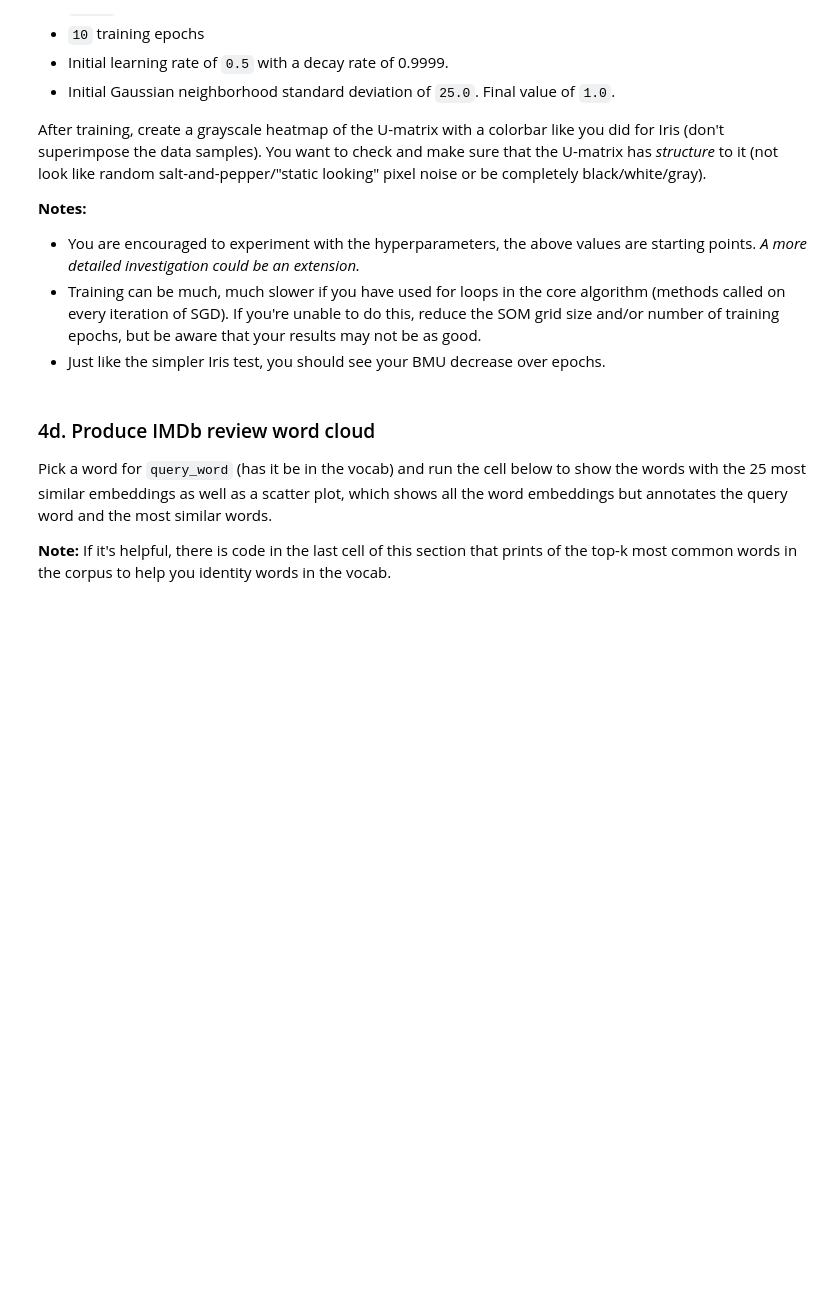
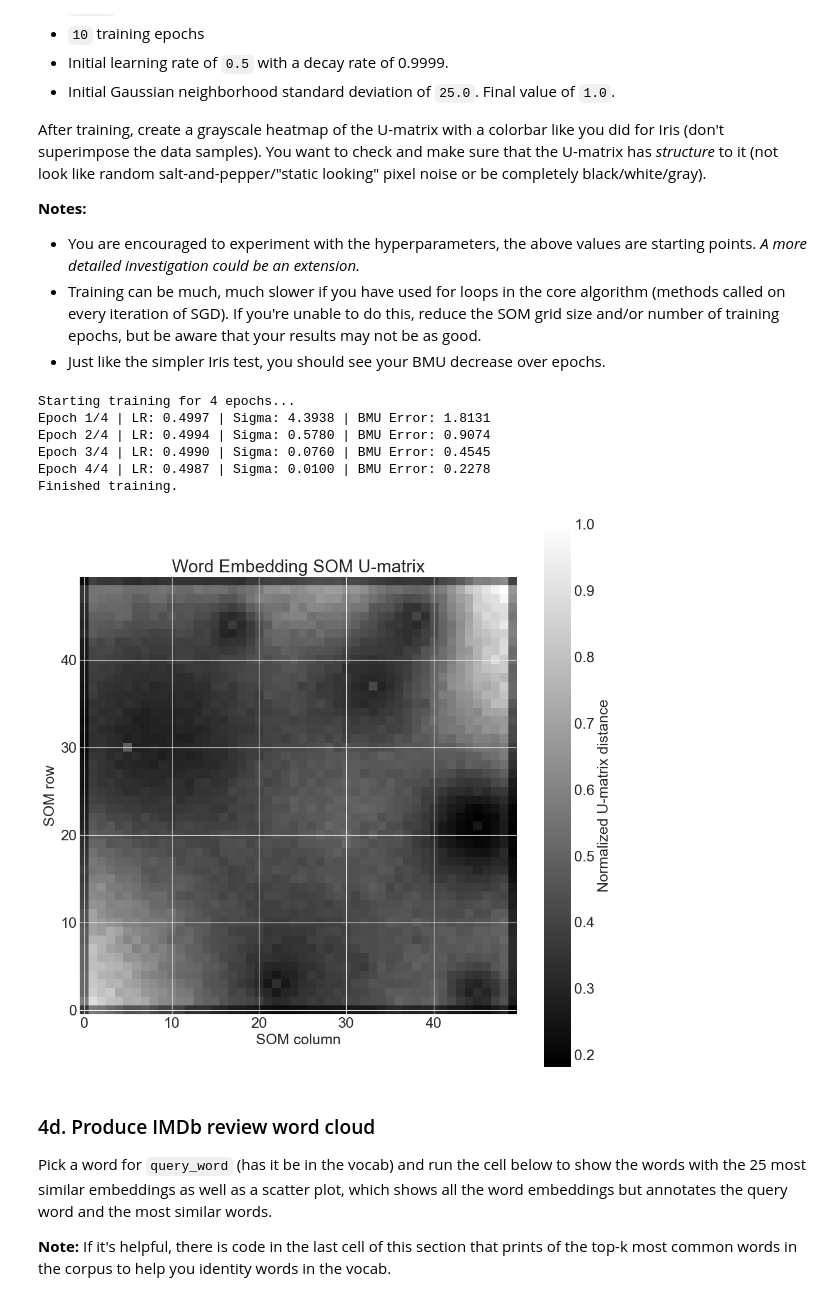
Before and after one commit to Athelas011/CS443-26SP, a Jupyter notebook: project3/word_cloud.ipynb, the cells around one changed output. Drawn from its saved outputs; the diff is of its cells as text; code cells hidden in the pictures; blank space fills up the shorter version.

```diff
--- a/project3/word_cloud.ipynb
+++ b/project3/word_cloud.ipynb
@@ -338,3 +449,7 @@ with open('export/ind2word_map.pkl', 'rb') as fp:
 print(f'Loaded {len(word_vectors)} word embedding vectors and {len(vocab)} words.')
 
 # TODO: min-max normalize the word vectors
+mins = word_vectors.min(axis=0)
+maxs = word_vectors.max(axis=0)
+
+word_vectors_norm = (word_vectors - mins) / (maxs - mins + 1e-10)
@@ -407,6 +530,46 @@ After training, create a grayscale heatmap of the U-matrix with a colorbar like
 - You are encouraged to experiment with the hyperparameters, the above values are starting points. *A more detailed investigation could be an extension.*
 - Training can be much, much slower if you have used for loops in the core algorithm (methods called on every iteration of SGD). If you're unable to do this, reduce the SOM grid size and/or number of training epochs, but be aware that your results may not be as good.
 - Just like the simpler Iris test, you should see your BMU decrease over epochs.
+# %%
+word_som = som.SOM(map_sz=(50,50), num_feats=word_vectors_norm.shape[1])
+epochs = 4
+lr_initial = 0.5
+lr_decay = 0.9999
+num_iters = epochs * len(word_vectors_norm)
+
+lr_final = lr_initial * (lr_decay ** (num_iters - 1))
+
+word_som.fit(
+    word_vectors_norm,
+    epochs=epochs,
+    lr_initial=lr_initial,
+    lr_final=lr_final,
+    sigma_initial=25,
+    sigma_final=0.01,
+    print_every=1,
+    seed=0,
+    verbose=True
+)
+
+
+u_mat = word_som.u_matrix()
+
+plt.figure(figsize=(12, 12))
+plt.imshow(u_mat, cmap="gray", origin="lower")
+plt.colorbar(label="Normalized U-matrix distance")
+
+plt.title("Word Embedding SOM U-matrix")
+plt.xlabel("SOM column")
+plt.ylabel("SOM row")
+plt.show()
+# %% [output]
+Starting training for 4 epochs...
+Epoch 1/4 | LR: 0.4997 | Sigma: 4.3938 | BMU Error: 1.8131
+Epoch 2/4 | LR: 0.4994 | Sigma: 0.5780 | BMU Error: 0.9074
+Epoch 3/4 | LR: 0.4990 | Sigma: 0.0760 | BMU Error: 0.4545
+Epoch 4/4 | LR: 0.4987 | Sigma: 0.0100 | BMU Error: 0.2278
+Finished training.
+[figure, added]
 # %% [markdown]
 ### 4d. Produce IMDb review word cloud
 
```
Also changed, not shown: parts of 18 cells of this notebook, 2 other files.
